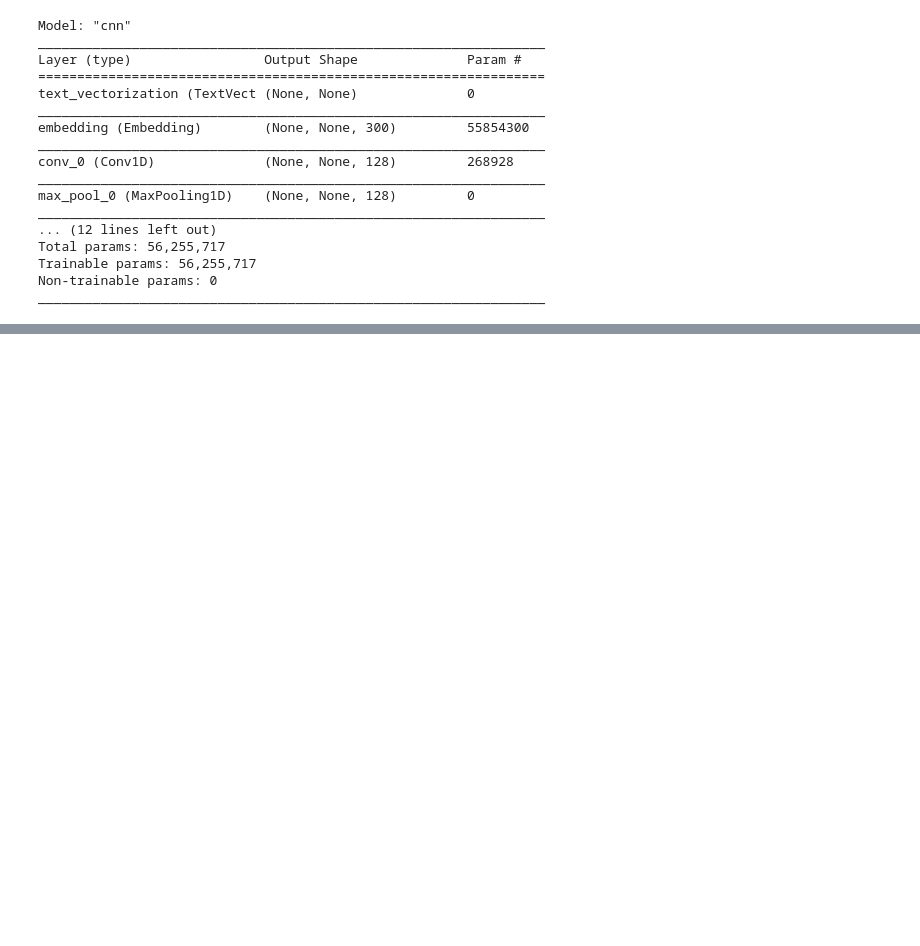
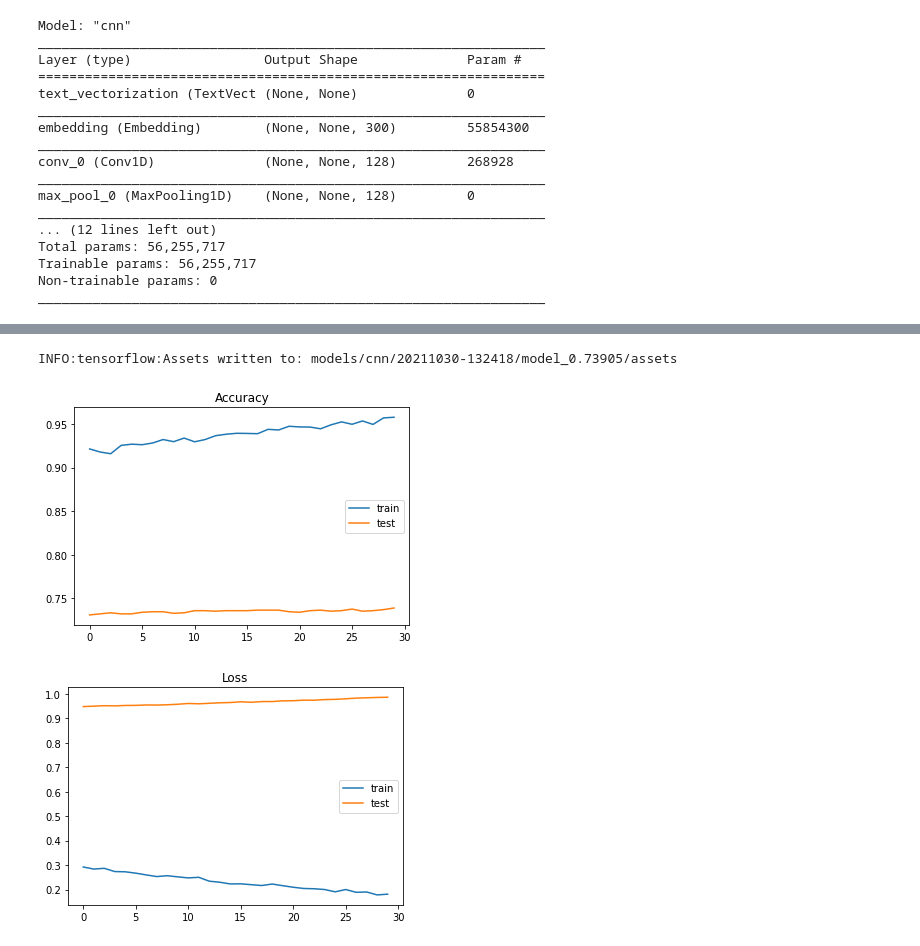
Before and after one commit to TheoHelfenberger/2021_HS_DAS_NLP_Notebooks, a Jupyter notebook: CNN German Newsset.ipynb, the cells around one changed output, grey strips where cells are left out. Drawn from its saved outputs; the diff is of its cells as text; code cells hidden in the pictures; blank space fills up the shorter version.

```diff
--- a/CNN German Newsset.ipynb
+++ b/CNN German Newsset.ipynb
@@ -248,6 +273,6 @@ from fhnw.nlp.utils.params import re_compile_model
 params["batch_size"] = 32
 re_compile_model(params, model)
 # %%
-params["training_epochs"] = 5
-history = train_model(params, model, dataset_train, dataset_val)
+params["training_epochs"] = 30
+history = train_model_local(params, model, dataset_train, dataset_val)
 # %% [output]
@@ -258,0 +296,7 @@ Hint: If you want to see a list of allocated tensors when OOM happens, add repor
+# %%
+save_model(params, model, history)
+plot_history(history)
+# %% [output]
+INFO:tensorflow:Assets written to: models/cnn/20211030-132418/model_0.73905/assets
+[figure, added]
+[figure, added]
```
Also changed, not shown: parts of 7 cells of this notebook, 8 other files.
